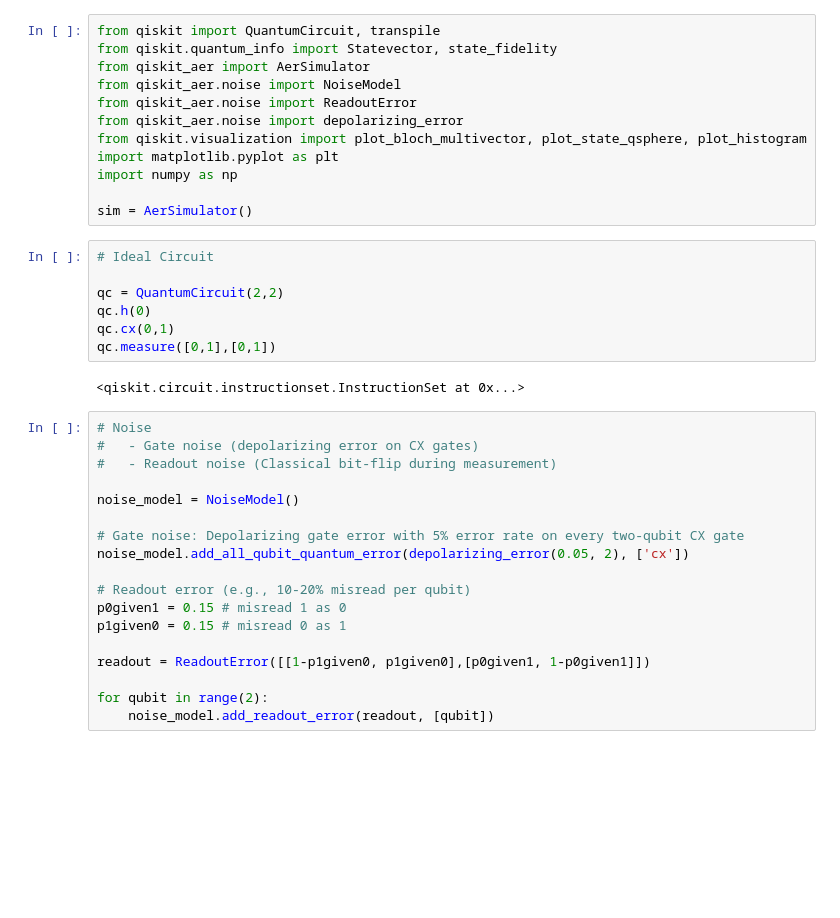
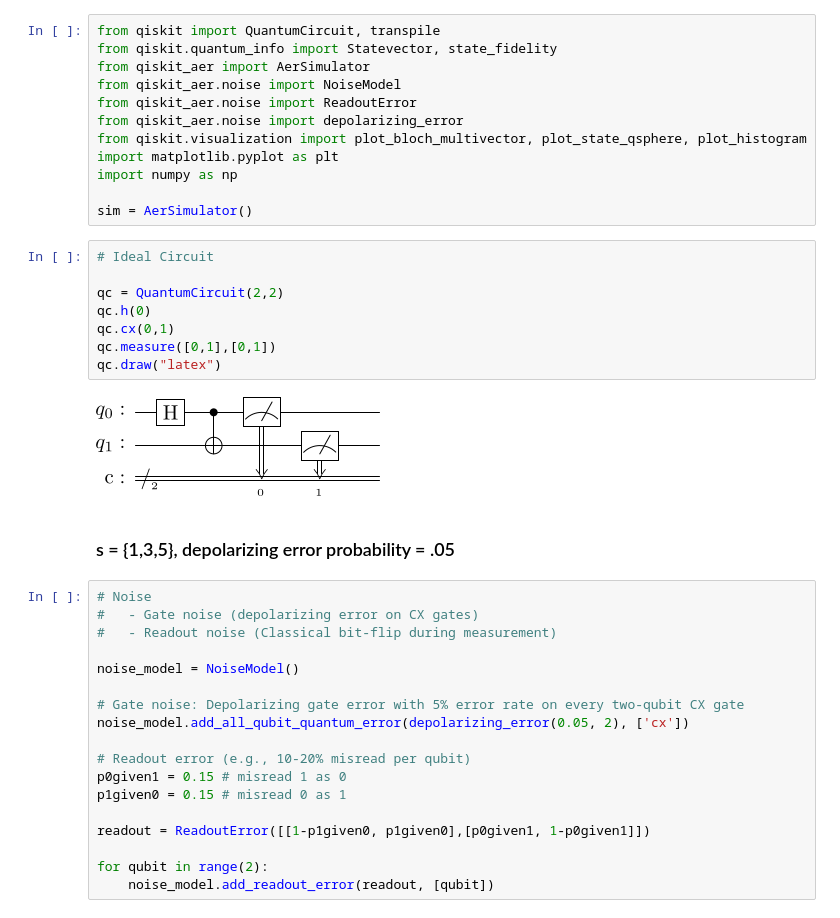
Before and after one commit to MatthewJarek/Quantum_Information_Lab, a Jupyter notebook: Labs/Lab8/Lab8M2.ipynb, the cells around one changed output. Saved outputs shown, nothing was run; the diff lists cells and outputs as text; blank space fills up the shorter version.

```diff
--- a/Labs/Lab8/Lab8M2.ipynb
+++ b/Labs/Lab8/Lab8M2.ipynb
@@ -15,12 +15,15 @@ sim = AerSimulator()
 # %%
 # Ideal Circuit
 
 qc = QuantumCircuit(2,2)
 qc.h(0)
 qc.cx(0,1)
 qc.measure([0,1],[0,1])
+qc.draw("latex")
 # %% [output]
-<qiskit.circuit.instructionset.InstructionSet at 0x...>
+[figure, added]
+# %% [markdown]
+### s = {1,3,5}, depolarizing error probability = .05
 # %%
 # Noise
 #   - Gate noise (depolarizing error on CX gates)
```
Also changed, not shown: parts of 40 cells of this notebook, 47 other files.
